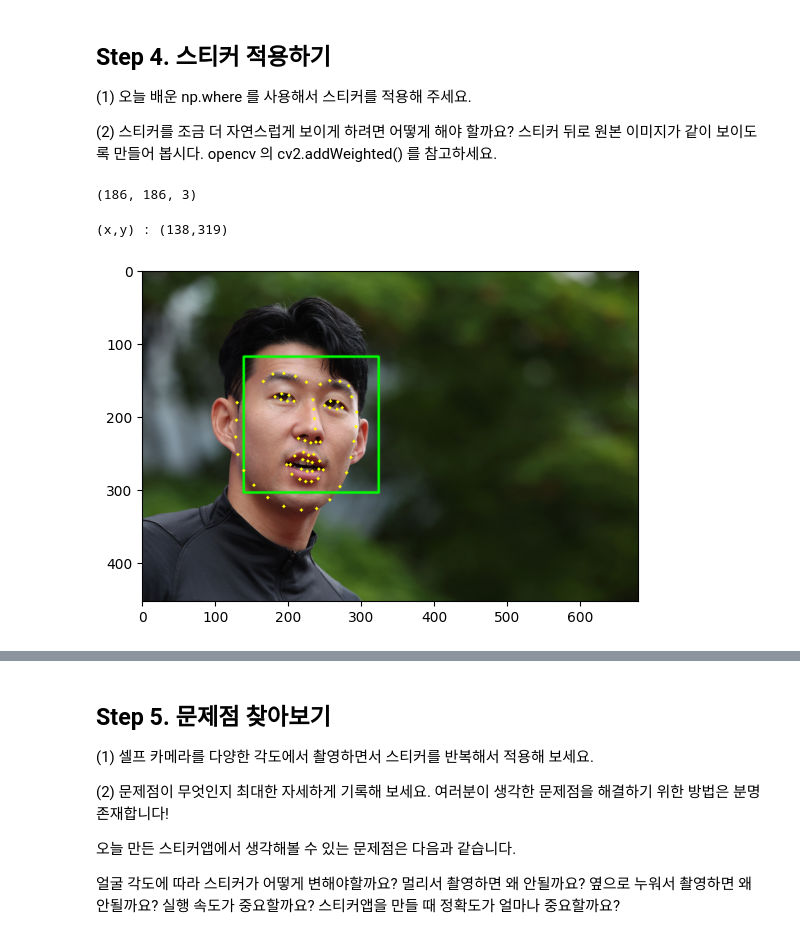
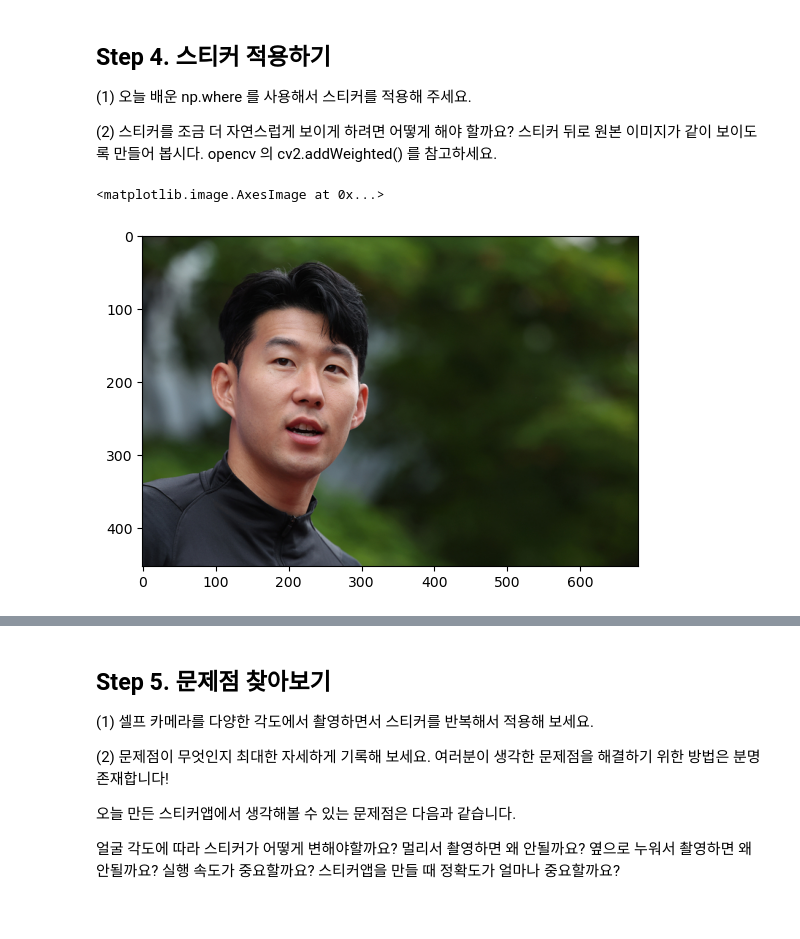
Before and after one commit to feelinppl/Aiffel_RS, a Jupyter notebook: 230103_AIFFEL_EXPL_project7_CrownSticker.ipynb, the cells around one changed output, grey strips where cells are left out. Drawn from its saved outputs; the diff is of its cells as text; code cells hidden in the pictures.

Commit message:
proj 8

```diff
--- a/230103_AIFFEL_EXPL_project7_CrownSticker.ipynb
+++ b/230103_AIFFEL_EXPL_project7_CrownSticker.ipynb
@@ -37,13 +31,16 @@ print(dlib.__version__)
 ## Step 2. 얼굴 검출 & 랜드마크 검출 하기
 오늘 배운 dlib을 이용해서 얼굴의 bounding box 위치와 landmark의 위치를 찾아주세요.
 # %%
-my_image_path = '/Users/louan/Documents/projects/Aiffel/lms/projects/data/proj_7/son.jpeg' # 본인 이미지가 있는 경로를 가지고 온다.
-img_bgr = cv2.imread(my_image_path)    # OpenCV로 이미지를 불러옵니다
+my_image_path = '/Users/louan/Documents/projects/Aiffel/lms/projects/data/proj_7/son.jpeg' # 이미지 경로
+img_bgr = cv2.imread(my_image_path)
 
 img_show = img_bgr.copy()      # 출력용 이미지를 따로 보관합니다
 img_rgb = cv2.cvtColor(img_bgr, cv2.COLOR_BGR2RGB)
-plt.imshow(img_rgb) # 이미지를 출력하기 위해 출력할 이미지를 올려준다. (실제 출력은 하지 않음)
-plt.show() # 이미지를 출력해준다. (실제 출력)
+img_show_rgb_pure = img_rgb.copy() # 수염을 적용할 이미지 따로 저장
+
+plt.imshow(img_rgb)
+plt.show()
+# plt.show() # 이미지를 출력해준다. (실제 출력)
 # %% [output]
 [figure]
 # %%
@@ -162,26 +141,5 @@ print (f'(x,y) : ({refined_x},{refined_y})') # 음수 발생 : 이미지 범위
 (2) 스티커를 조금 더 자연스럽게 보이게 하려면 어떻게 해야 할까요? 스티커 뒤로 원본 이미지가 같이 보이도록 만들어 봅시다. opencv 의 cv2.addWeighted() 를 참고하세요.
 # %%
 sticker_path = os.getenv('HOME')+'/Documents/projects/Aiffel/lms/projects/data/proj_7/cat-whiskers.png' # 왕관 이미지의 경로
-img_sticker = cv2.imread(sticker_path) # 스티커 이미지를 불러옵니다 // cv2.imread(이미지 경로) → image객체 행렬을 반환
-img_sticker = cv2.resize(img_sticker, (w,h)) # 스티커 이미지 조정 → w,h는 얼굴 영역의 가로를 차지하는 픽셀의 수(187) // cv2.resize(image객체 행렬, (가로 길이, 세로 길이))
-print (img_sticker.shape) # 사이즈를 조정한 왕관 이미지의 차원 확인
+img_sticker = cv2.imread(sticker_path) #cv2.IMREAD_UNCHANGED) # 스티커 이미지를 불러옵니다 // cv2.imread(이미지 경로) → image객체 행렬을 반환
+img_sticker = cv2.resize(img_sticker, (w,h))
-# %% [output]
-(186, 186, 3)
-# %%
-#33과 51번의 사이에 하면 좋을 것 같네요.
-
-# 왕관 이미지가 이미지 밖에서 시작하지 않도록 조정이 필요함
-# 좌표 순서가 y,x임에 유의한다. (y,x,rgb channel)
-# 현재 상황에서는 -y 크기만큼 스티커를 crop 하고, top 의 x좌표와 y 좌표를 각각의 경우에 맞춰 원본 이미지의 경계 값으로 수정하면 아래와 같은 형식으로 나옵니다.
-# 음수값 만큼 왕관 이미지(혹은 추후 적용할 스티커 이미지)를 자른다.
-if refined_x < 0:
-    img_sticker = img_sticker[:, -refined_x:]
-    refined_x = 0
-# 왕관 이미지를 씌우기 위해 왕관 이미지가 시작할 y좌표 값 조정
-if refined_y < 0:
-    img_sticker = img_sticker[-refined_y:, :] # refined_y가 -98이므로, img_sticker[98: , :]가 된다. (187, 187, 3)에서 (89, 187, 3)이 됨 (187개 중에서 98개가 잘려나감)
-    refined_y = 0
-
-print (f'(x,y) : ({refined_x},{refined_y})')
-# %% [output]
-(x,y) : (138,319)
@@ -209,7 +146,5 @@ img_show[refined_y:refined_y+img_sticker.shape[0], refined_x:refined_x+img_stick
-# %%
-# 왕관 이미지를 적용한 이미지를 보여준다.
-# 얼굴 영역(7-3)과 랜드마크(7-4)를 미리 적용해놓은 img_show에 왕관 이미지를 덧붙인 이미지가 나오게 된다.)
-plt.imshow(cv2.cvtColor(img_show, cv2.COLOR_BGR2RGB))
-plt.show()
-# %% [output]
-[figure, removed]
+# %%
+plt.imshow(img_show_rgb_pure)
+# %% [output]
+<matplotlib.image.AxesImage at 0x...>
+[figure, added]
```
Also changed, not shown: parts of 9 cells of this notebook, 6 other files.
